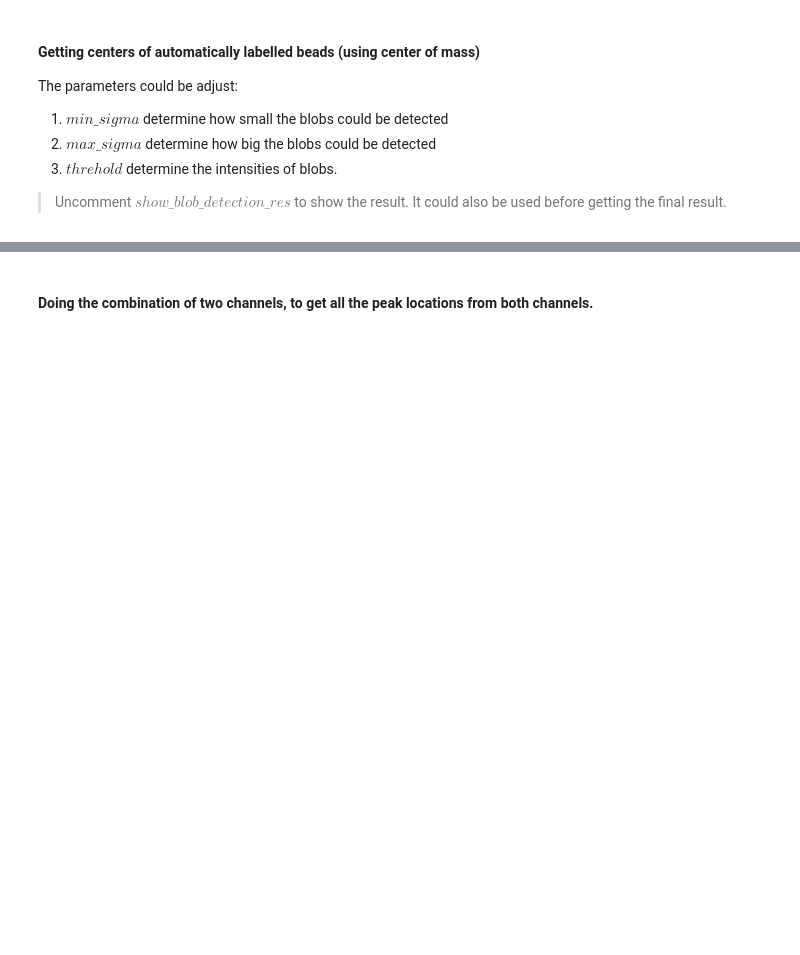
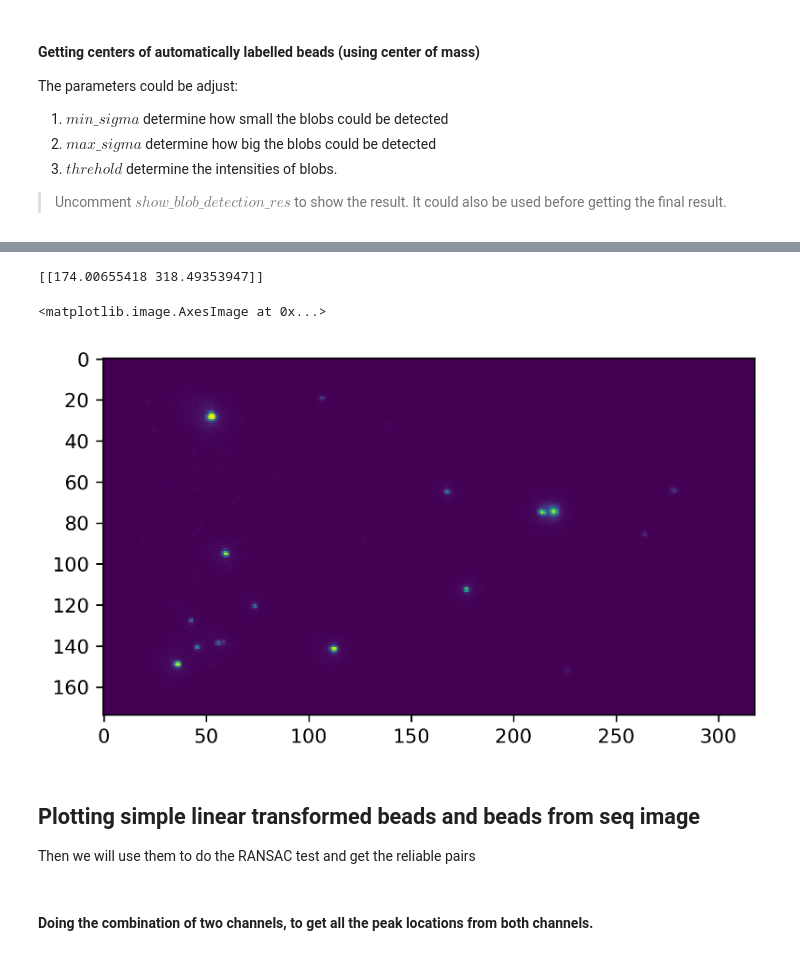
Before and after one commit to deindllab/MUSCLE, a Jupyter notebook: JupyterNotebooks/pipeline_first.ipynb, the cells around one changed output, grey strips where cells are left out. Cells and saved outputs as stored; diff of their text form; code cells hidden in the pictures; blank space fills up the shorter version.

Commit message:
2022-09-13 Anton

```diff
--- a/JupyterNotebooks/pipeline_first.ipynb
+++ b/JupyterNotebooks/pipeline_first.ipynb
@@ -255,7 +260,7 @@ root.withdraw()
 # N beads measured first in smFRET and then in the sequencing image (min projection)
 # Beads image red channel [256:,:] first
 # All done manually in imageJ with Measurement/Center of mass and saved as a .csv
-man_beads_path = filedialog.askopenfilename(title = "Choose the forward transform file", initialdir = "C:/Users/Anton/Documents/Jupyter home/ExampleData/Test_folder/220717_FC_Nano_200nm_Multicolor/original")
+man_beads_path = filedialog.askopenfilename(title = "Choose the .csv file with manual bead coordinates", initialdir = "C:/Users/Anton/Documents/Jupyter home/MUSCLE/ExampleData/Test/")
 
 res_tb = pd.read_csv(man_beads_path)
 sample_num = int(len(res_tb) / 2)
@@ -268,6 +273,6 @@ dst = np.column_stack(
 
 rough_tf = transform.estimate_transform("similarity", src=src, dst=dst)
 rough_tf_inv = transform.estimate_transform("similarity", src=dst, dst=src)
-rough_tf.params[0,2]=rough_tf.params[1,2]=rough_tf_inv.params[0,2]=rough_tf_inv.params[1,2]=0
-rough_tf.params[0:2,0:2] = rough_tf.params[0:2,0:2]*0.1
-rough_tf_inv.params[0:2,0:2] = rough_tf_inv.params[0:2,0:2]*10
+# rough_tf.params[0,2]=rough_tf.params[1,2]=rough_tf_inv.params[0,2]=rough_tf_inv.params[1,2]=0
+rough_tf.params[0:2,0:3] = rough_tf.params[0:2,0:3]*0.1
+rough_tf_inv.params[0:2,0:3] = rough_tf_inv.params[0:2,0:3]*10
@@ -357,0 +492,16 @@ seq_centers = blob_detection(
+# %%
+# Testing the transformation
+shp = np.zeros([1,2])
+shp[0,:] = img_beads_sm.shape
+print(tr(shp))
+shape1 = np.absolute(tr(shp)).astype(int)
+img_test = transform.warp(img_beads_sm, tr_inv,output_shape = shape1.tolist()[0])
+fig, ax = plt.subplots()
+ax.imshow(img_test)
+# %% [output]
+[[174.00655418 318.49353947]]
+<matplotlib.image.AxesImage at 0x...>
+[figure, added]
+# %% [markdown]
+## Plotting simple linear transformed beads and beads from seq image
+Then we will use them to do the RANSAC test and get the reliable pairs
```
Also changed, not shown: parts of 23 cells of this notebook, 2 other files.
